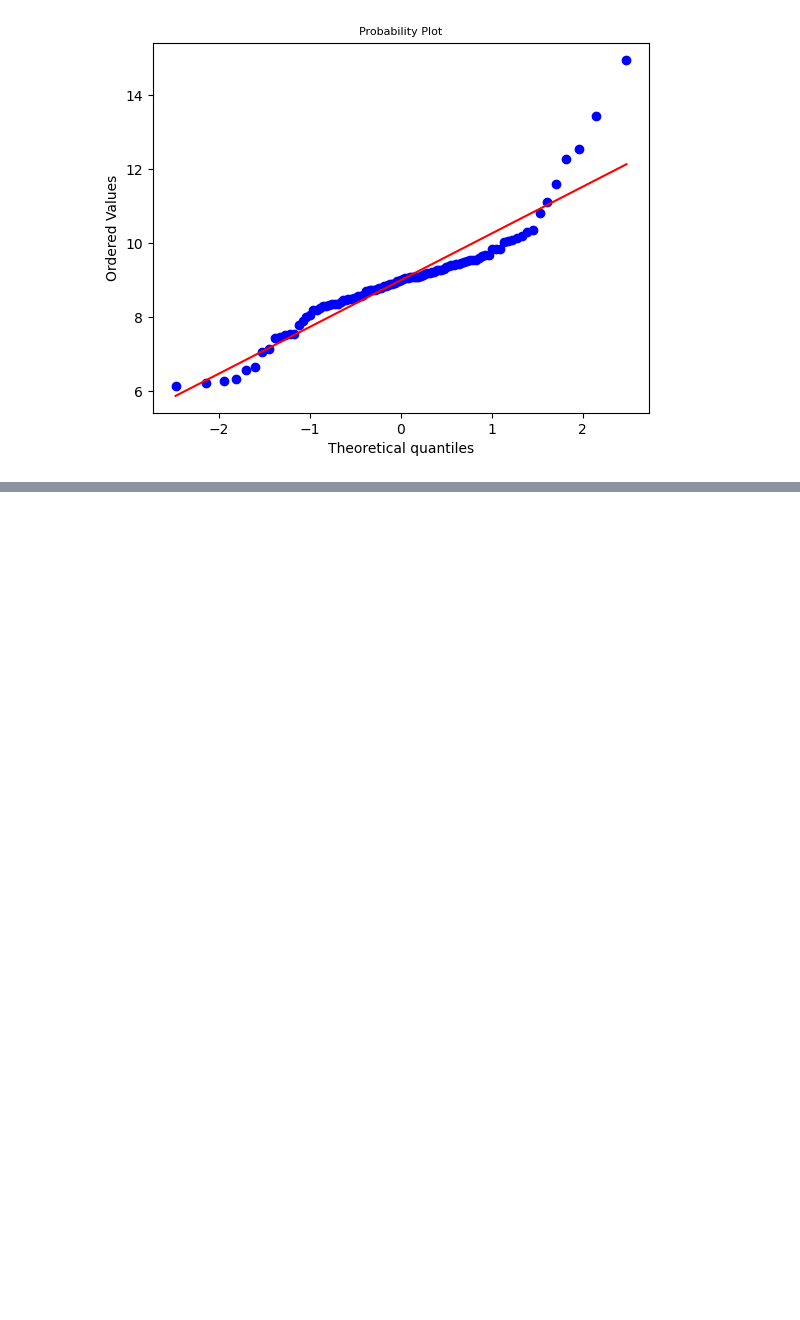
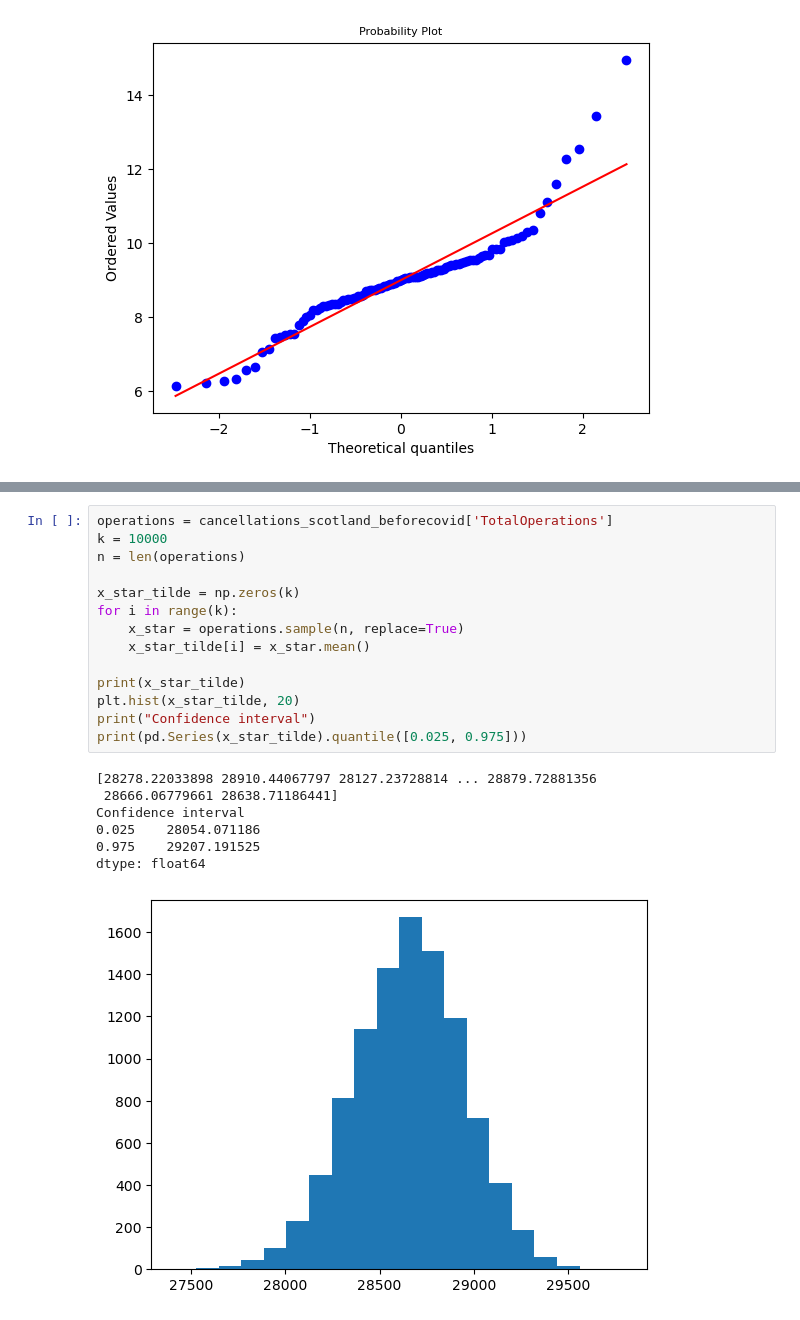
Before and after one commit to brianej/fdscw3, a Jupyter notebook: q1.ipynb, the cells around one changed output, grey strips where cells are left out. Drawn from its saved outputs; the diff is of its cells as text; blank space fills up the shorter version.

```diff
--- a/q1.ipynb
+++ b/q1.ipynb
@@ -391,3 +393,25 @@ Degree of freedom 1: 58
 Degree of freedom 2: 45
 F-statistic: 0.1926710440233083
 p-value: 4.8646446142024885e-09
+# %%
+operations = cancellations_scotland_beforecovid['TotalOperations']
+k = 10000
+n = len(operations)
+
+x_star_tilde = np.zeros(k)
+for i in range(k):
+    x_star = operations.sample(n, replace=True)
+    x_star_tilde[i] = x_star.mean()
+
+print(x_star_tilde)
+plt.hist(x_star_tilde, 20)
+print("Confidence interval")
+print(pd.Series(x_star_tilde).quantile([0.025, 0.975]))
+# %% [output]
+[28278.22033898 28910.44067797 28127.23728814 ... 28879.72881356
+ 28666.06779661 28638.71186441]
+Confidence interval
+0.025    28054.071186
+0.975    29207.191525
+dtype: float64
+[figure, added]
```
Also changed, not shown: parts of 16 cells of this notebook, 1 other file.
